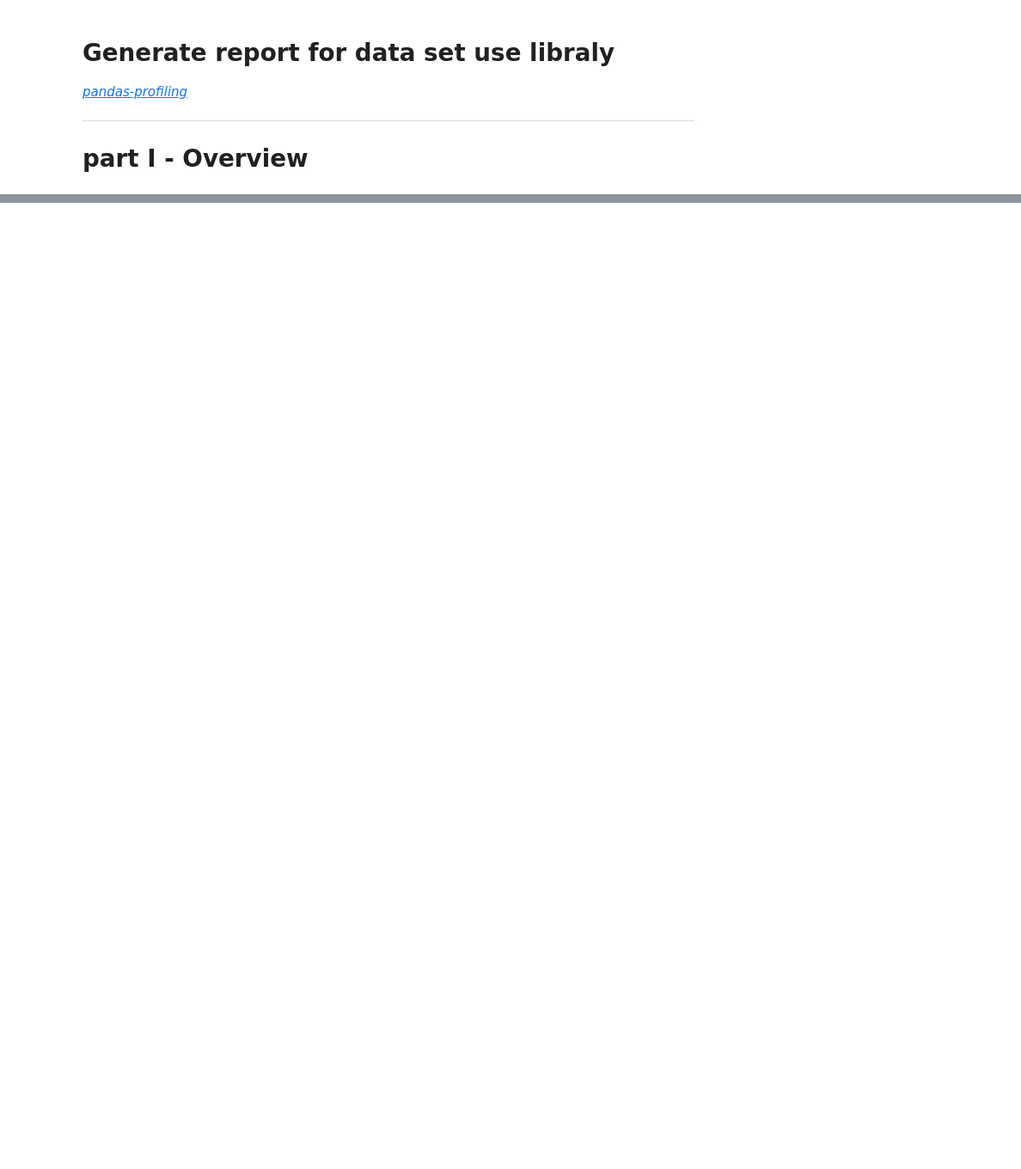
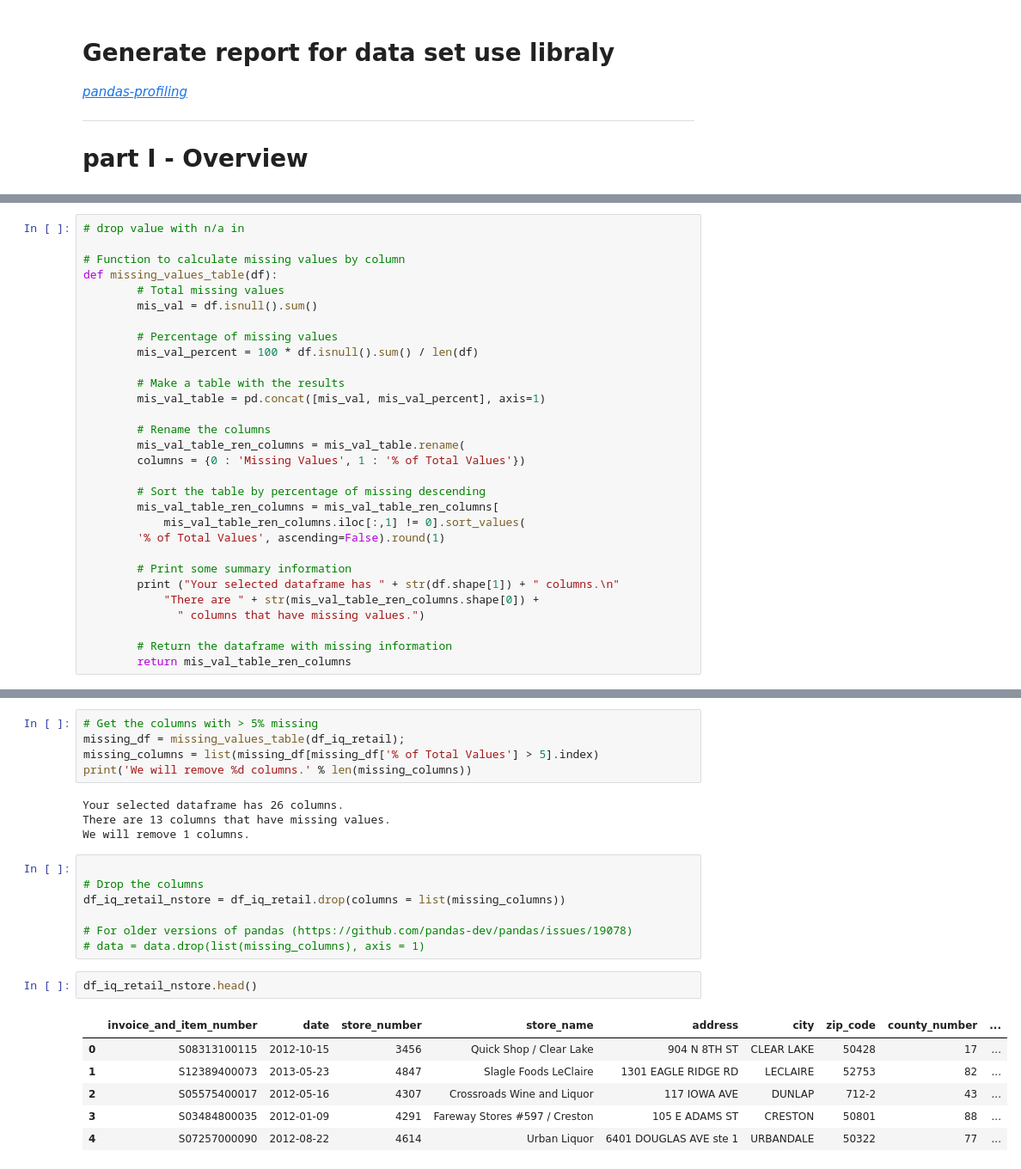
Before and after one commit to nshovkun/GoogleBigQueqy, a Jupyter notebook: start_eda.ipynb, the cells around one changed output, grey strips where cells are left out. Shown at 86% size. Cells and saved outputs as stored; diff of their text form; blank space fills up the shorter version.

```diff
--- a/start_eda.ipynb
+++ b/start_eda.ipynb
@@ -145,0 +216,30 @@ To register the converters:
+# %%
+# drop value with n/a in
+
+# Function to calculate missing values by column
+def missing_values_table(df):
+        # Total missing values
+        mis_val = df.isnull().sum()
+
+        # Percentage of missing values
+        mis_val_percent = 100 * df.isnull().sum() / len(df)
+
+        # Make a table with the results
+        mis_val_table = pd.concat([mis_val, mis_val_percent], axis=1)
+
+        # Rename the columns
+        mis_val_table_ren_columns = mis_val_table.rename(
+        columns = {0 : 'Missing Values', 1 : '% of Total Values'})
+
+        # Sort the table by percentage of missing descending
+        mis_val_table_ren_columns = mis_val_table_ren_columns[
+            mis_val_table_ren_columns.iloc[:,1] != 0].sort_values(
+        '% of Total Values', ascending=False).round(1)
+
+        # Print some summary information
+        print ("Your selected dataframe has " + str(df.shape[1]) + " columns.\n"
+            "There are " + str(mis_val_table_ren_columns.shape[0]) +
+              " columns that have missing values.")
+
+        # Return the dataframe with missing information
+        return mis_val_table_ren_columns
@@ -145,0 +265,25 @@ To register the converters:
+# %%
+# Get the columns with > 5% missing
+missing_df = missing_values_table(df_iq_retail);
+missing_columns = list(missing_df[missing_df['% of Total Values'] > 5].index)
+print('We will remove %d columns.' % len(missing_columns))
+# %% [output]
+Your selected dataframe has 26 columns.
+There are 13 columns that have missing values.
+We will remove 1 columns.
+# %%
+
+# Drop the columns
+df_iq_retail_nstore = df_iq_retail.drop(columns = list(missing_columns))
+
+# For older versions of pandas (https://github.com/pandas-dev/pandas/issues/19078)
+# data = data.drop(list(missing_columns), axis = 1)
+# %%
+df_iq_retail_nstore.head()
+# %% [output]
+|  | invoice_and_item_number | date | store_number | store_name | address | city | zip_code | county_number | ... |
+| 0 | S08313100115 | 2012-10-15 | 3456 | Quick Shop / Clear Lake | 904 N 8TH ST | CLEAR LAKE | 50428 | 17 | ... |
+| 1 | S12389400073 | 2013-05-23 | 4847 | Slagle Foods LeClaire | 1301 EAGLE RIDGE RD | LECLAIRE | 52753 | 82 | ... |
+| 2 | S05575400017 | 2012-05-16 | 4307 | Crossroads Wine and Liquor | 117 IOWA AVE | DUNLAP | 712-2 | 43 | ... |
+| 3 | S03484800035 | 2012-01-09 | 4291 | Fareway Stores #597 / Creston | 105 E ADAMS ST | CRESTON | 50801 | 88 | ... |
+| 4 | S07257000090 | 2012-08-22 | 4614 | Urban Liquor | 6401 DOUGLAS AVE ste 1 | URBANDALE | 50322 | 77 | ... |
```
Also changed, not shown: parts of 18 cells of this notebook.
